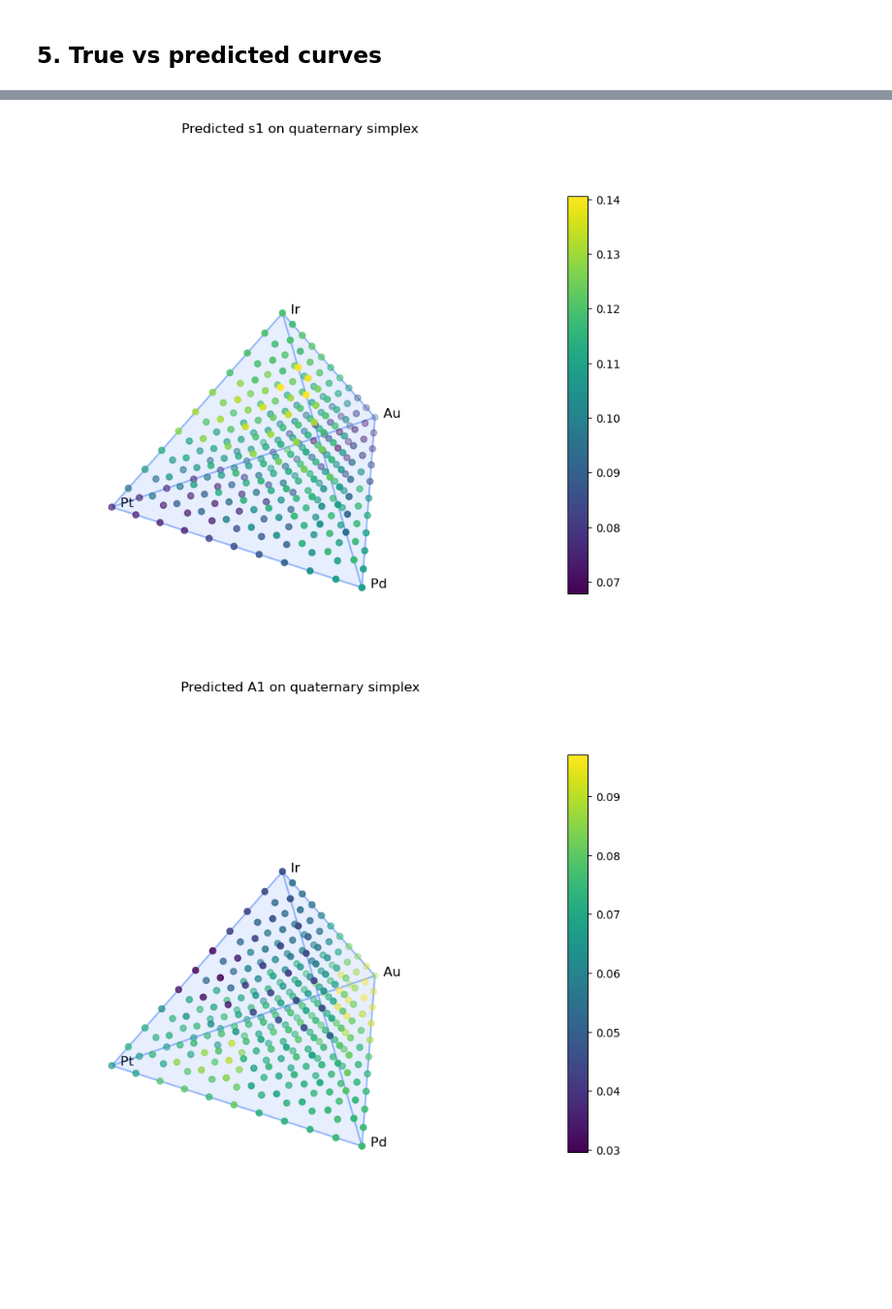
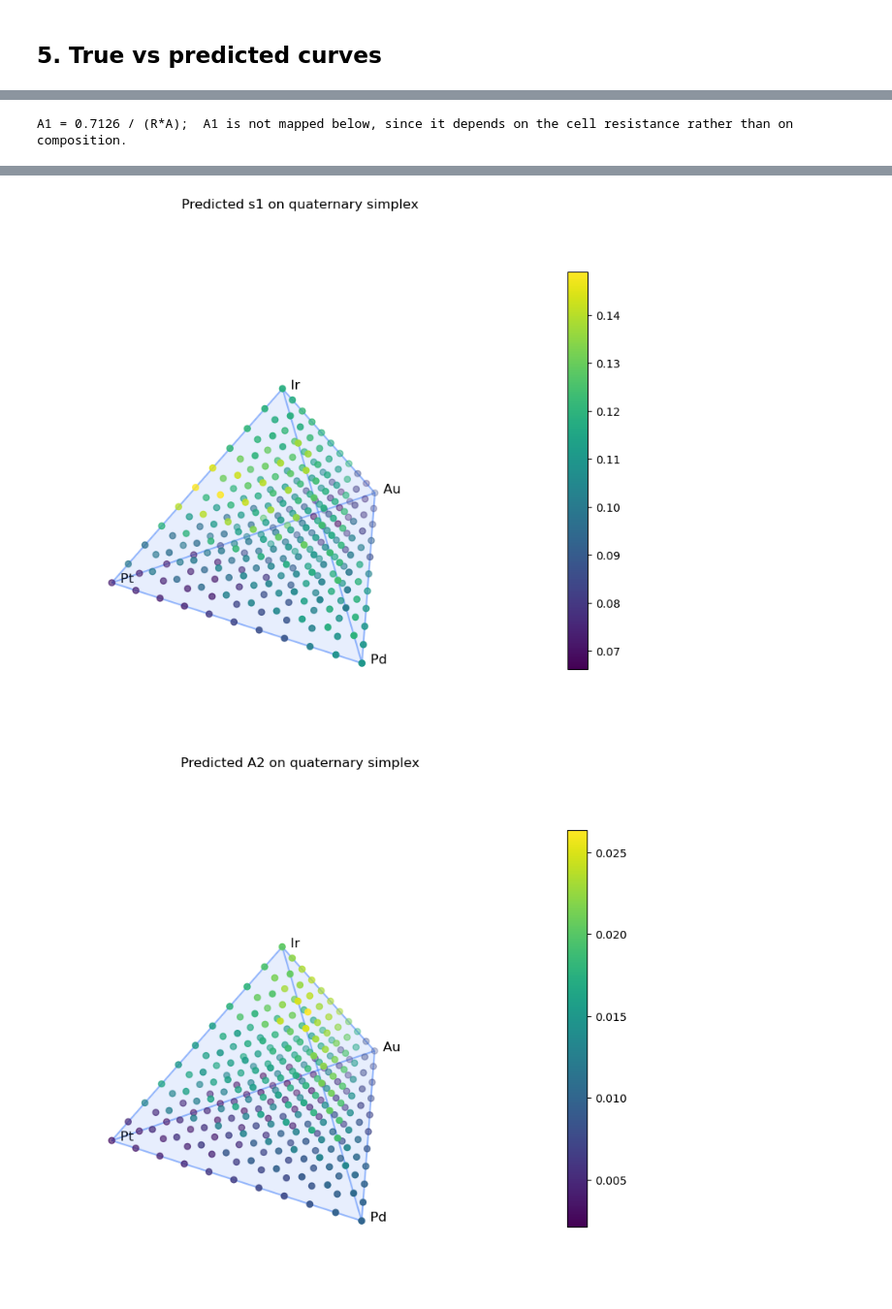
Before and after one commit to jdmazz/OER-ML-paper, a Jupyter notebook: ml_djdv.ipynb, the cells around one changed output, grey strips where cells are left out. Shown at 97% size. Cells and saved outputs as stored; diff of their text form; code cells hidden in the pictures; blank space fills up the shorter version.

```diff
--- a/ml_djdv.ipynb
+++ b/ml_djdv.ipynb
@@ -47,8 +55,18 @@ warnings.filterwarnings('ignore')
 
 SEED = 42
 X_COLS = ['Pt', 'Pd', 'Au', 'Ir']
-Y_COLS = ['k', 'V0', 'u1', 's1', 'A1', 'A2']
+PARAM_COLS = ['k', 'V0', 'u1', 's1', 'A1', 'A2']  # Full model vector.
+Y_COLS = ['k', 'V0', 'u1', 's1', 'A2']  # Predicted from composition.
+A1_IDX = PARAM_COLS.index('A1')
 DJDV_DIR = 'data/dJdV/'
 V_FIT_MIN = 1.05
+AREA = 0.165  # cm², electrode area, for the 1/(R*A) ceiling.
+
+# Composition-space extrapolation guard. Distance to the 5 nearest
+# neighbors flags spots sitting outside the sampled region; the
+# criterion is on the features alone, so it does not look at how well
+# anything predicts. Set to None to keep every sample.
+NN_K = 5
+DROP_EXTRAPOLATED = ['Run12-spot34.DTA.csv']
 # %% [markdown]
 ## 1. Load
@@ -239,19 +296,23 @@ print('\nPer-run curve R² (median):')
 print(pd.Series(curve_r2, index=groups).groupby(level=0).median().round(3)
       .to_string())
 
-print('\nPer-parameter out-of-fold scores:')
+print('\nPer-parameter out-of-fold scores '
+      '(A1 computed from R, the rest predicted):')
 per_param = pd.DataFrame({
-    'R2': [r2_score(Y[:, j], P_best[:, j]) for j in range(len(Y_COLS))],
-    'MAE': [mean_absolute_error(Y[:, j], P_best[:, j])
-            for j in range(len(Y_COLS))],
-}, index=Y_COLS)
+    'R2': [r2_score(P_true[:, j], P_best[:, j])
+           for j in range(len(PARAM_COLS))],
+    'MAE': [mean_absolute_error(P_true[:, j], P_best[:, j])
+            for j in range(len(PARAM_COLS))],
+    'source': ['computed' if c == 'A1' else 'predicted' for c in PARAM_COLS],
+}, index=PARAM_COLS)
 print(per_param.round(4).to_string())
 
 fig, axes = plt.subplots(1, 2, figsize=(12, 4))
 axes[0].hist(curve_r2, bins=30, color='steelblue')
 axes[0].set_xlabel('Curve reconstruction R² (out-of-fold)')
 axes[0].set_ylabel('Curves')
-axes[1].scatter(Y[:, 4], curve_err, s=20, alpha=0.7, color='steelblue')
+axes[1].scatter(P_true[:, A1_IDX], curve_err, s=20, alpha=0.7,
+                color='steelblue')
 axes[1].set_xlabel('$A_1$ (curve amplitude)')
 axes[1].set_ylabel('Curve error / curve height')
 axes[1].set_title('Normalized error is flat in amplitude', fontsize=10)
@@ -290,7 +351,7 @@ fig, axes = plt.subplots(2, 3, figsize=(15, 7))
 for ax, i in zip(axes.ravel(), picks):
     V, y = curves[i]
     ax.plot(V, y, '.', ms=2.5, color='0.35', label='measured')
-    ax.plot(V, djdv_model(V, Y[i]), color='seagreen', lw=1.4,
+    ax.plot(V, djdv_model(V, P_true[i]), color='seagreen', lw=1.4,
             label='fitted parameters')
     ax.plot(V, djdv_model(V, P_best[i]), color='crimson', lw=1.6,
             label='predicted from composition')
@@ -318,6 +381,9 @@ sample, so treat regions far from the measured compositions as
 extrapolation.
 # %%
 best_model.fit(X, Y)
+C_A1 = a1_scale(np.arange(len(X)))
+print(f'A1 = {C_A1:.4f} / (R*A);  A1 is not mapped below, since it '
+      'depends on the cell resistance rather than on composition.')
 
 sqrt3 = np.sqrt(3.0)
 VERTICES = np.array([
@@ -383,3 +449,4 @@ for j, param_name in enumerate(Y_COLS):
     plt.show()
     plt.close(fig)
 # %% [output]
+A1 = 0.7126 / (R*A);  A1 is not mapped below, since it depends on the cell resistance rather than on composition.
@@ -389,2 +456,2 @@ for j, param_name in enumerate(Y_COLS):
-[figure, old version]
+[figure, new version]
-[figure, old version]
+[figure, new version]
```
Also changed, not shown: parts of 10 cells of this notebook, 8 other files.
